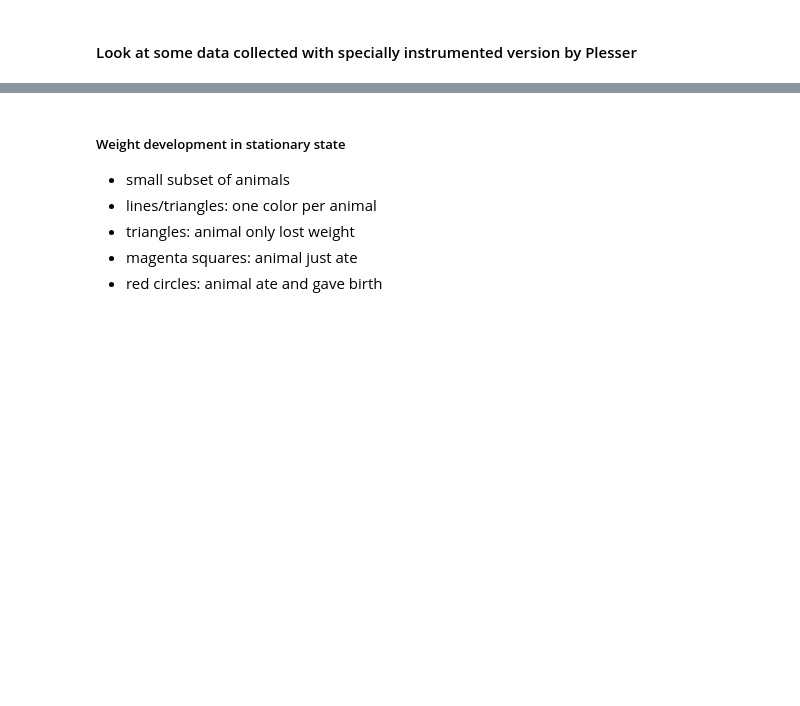
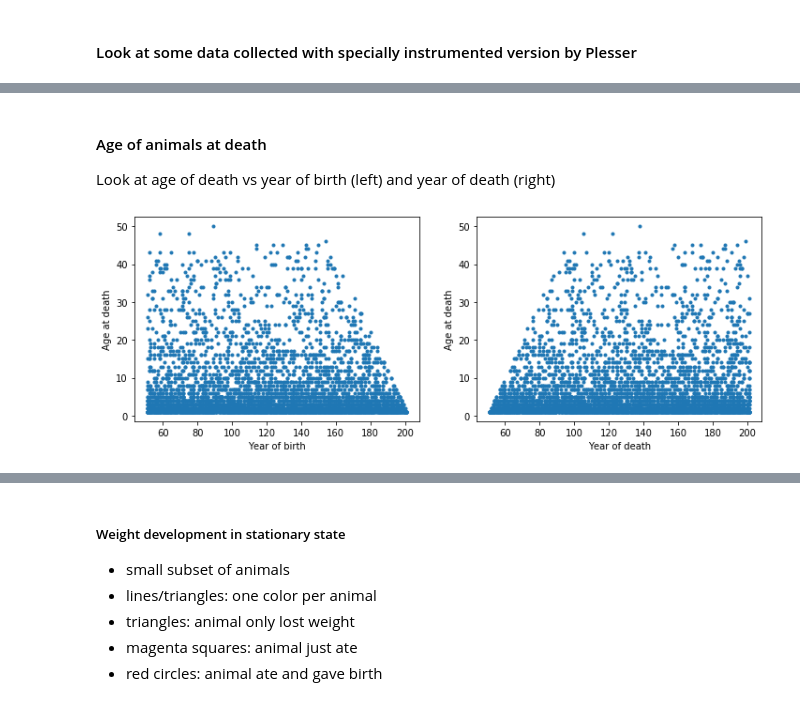
Before and after one commit to heplesser/nmbu_inf200_june2020, a Jupyter notebook: lectures/INF200_H19_J06_ModelDynamics.ipynb, the cells around one changed output, grey strips where cells are left out. Saved outputs shown, nothing was run; the diff lists cells and outputs as text; code cells hidden in the pictures; blank space fills up the shorter version.

```diff
--- a/lectures/INF200_H19_J06_ModelDynamics.ipynb
+++ b/lectures/INF200_H19_J06_ModelDynamics.ipynb
@@ -475,0 +504,16 @@ df = d['fitness'][:, ix50]
+# %% [markdown]
+#### Age of animals at death
+
+Look at age of death vs year of birth (left) and year of death (right)
+# %%
+plt.subplot(1, 2, 1)
+plt.plot(dc[0, :], da.max(axis=0), '.');
+plt.xlabel('Year of birth');
+plt.ylabel('Age at death');
+
+plt.subplot(1, 2, 2)
+plt.plot(dc.max(axis=0), da.max(axis=0), '.');
+plt.xlabel('Year of death');
+plt.ylabel('Age at death');
+# %% [output]
+[figure, added]
```
Also changed, not shown: parts of 44 cells of this notebook.
